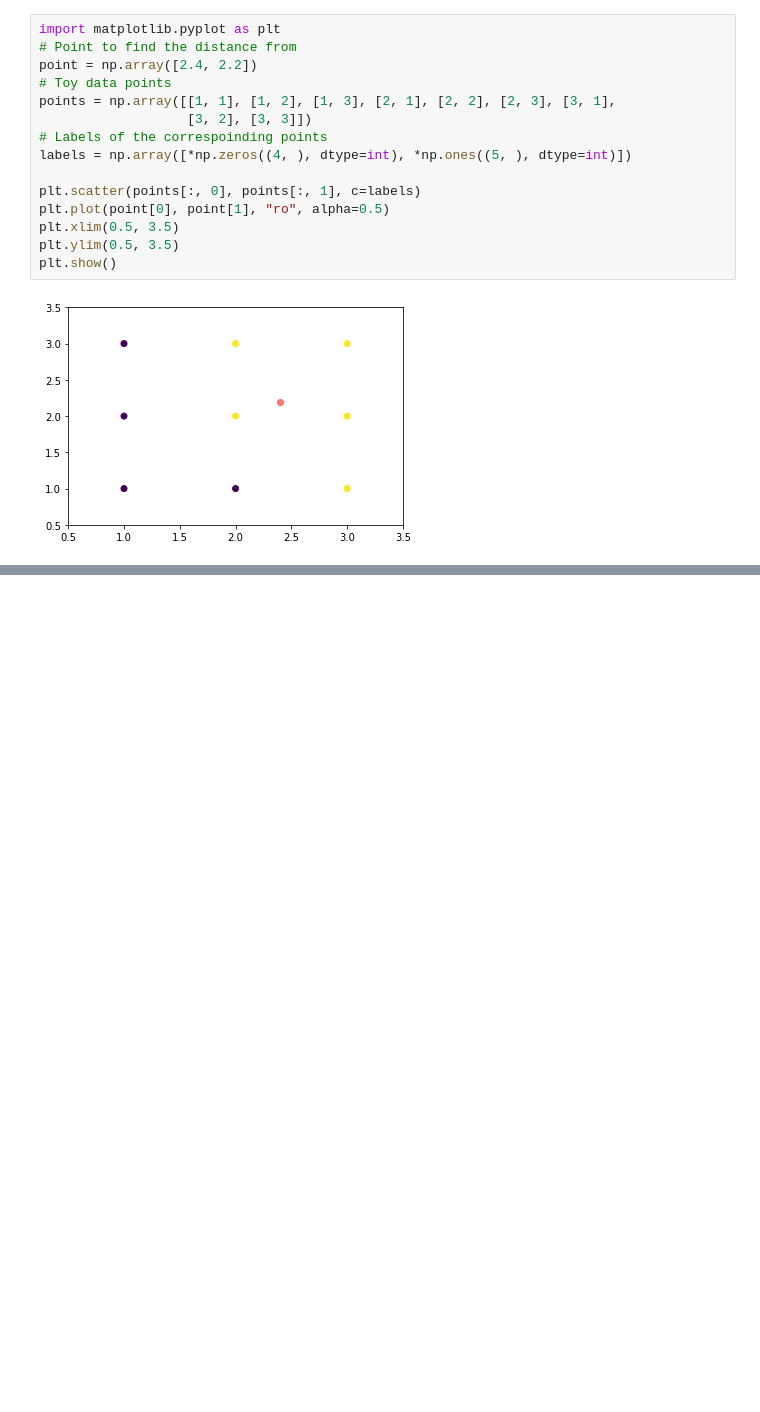
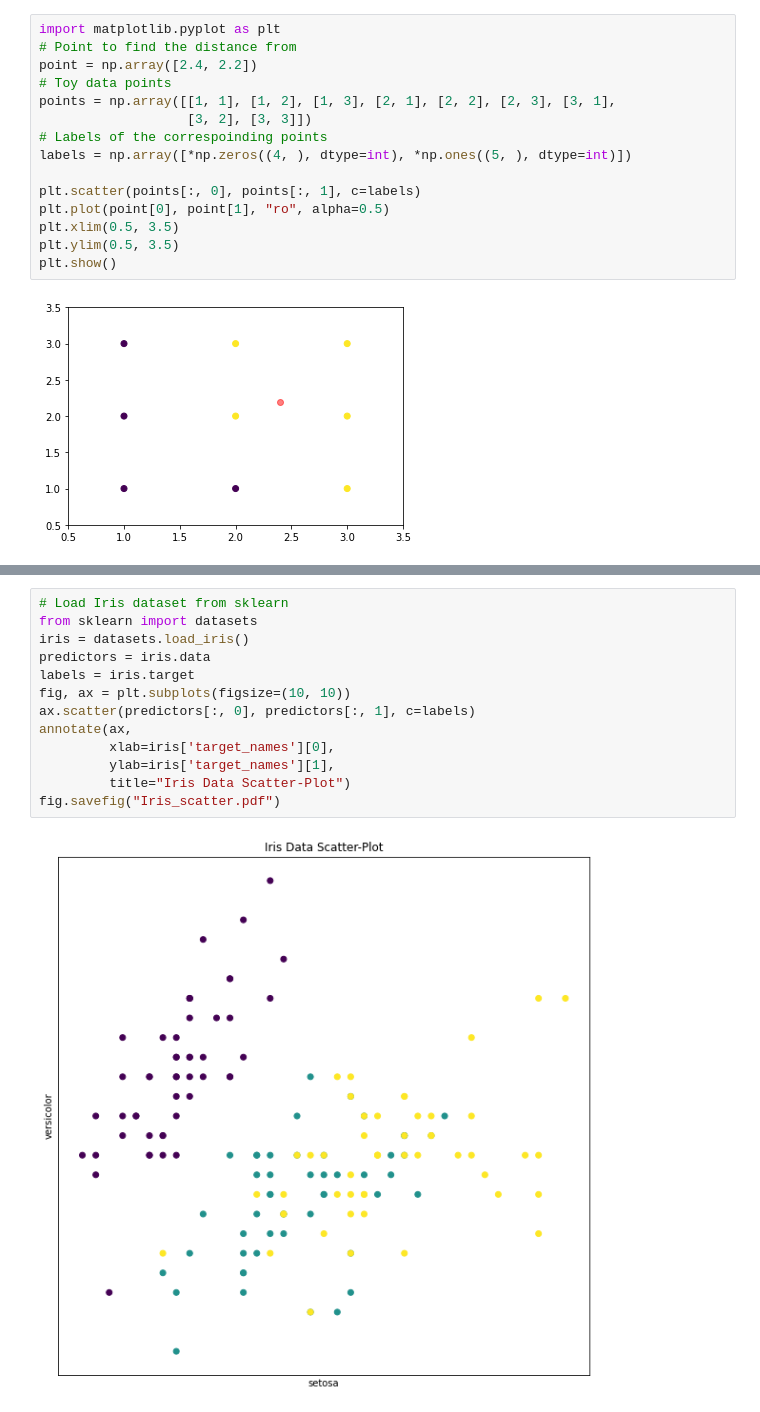
Before and after one commit to ashudva/Case_Studies, a Jupyter notebook: KNN Classification/KNN.ipynb, the cells around one changed output, grey strips where cells are left out. Cells and saved outputs as stored; diff of their text form; blank space fills up the shorter version.

```diff
--- a/KNN Classification/KNN.ipynb
+++ b/KNN Classification/KNN.ipynb
@@ -117,0 +151,15 @@ plot_prediction_grid(xx, yy, prediction_grid, "knn_prediction_grid_5.pdf")
+# %%
+# Load Iris dataset from sklearn
+from sklearn import datasets
+iris = datasets.load_iris()
+predictors = iris.data
+labels = iris.target
+fig, ax = plt.subplots(figsize=(10, 10))
+ax.scatter(predictors[:, 0], predictors[:, 1], c=labels)
+annotate(ax,
+         xlab=iris['target_names'][0],
+         ylab=iris['target_names'][1],
+         title="Iris Data Scatter-Plot")
+fig.savefig("Iris_scatter.pdf")
+# %% [output]
+[figure, added]
```
Also changed, not shown: parts of 7 cells of this notebook, 3 other files.
